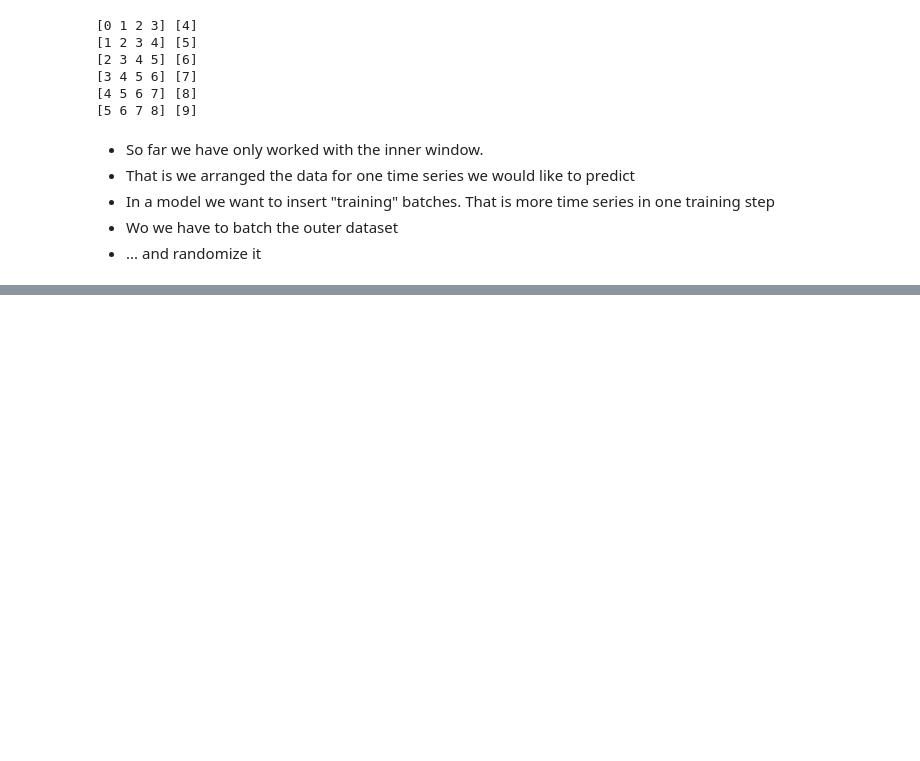
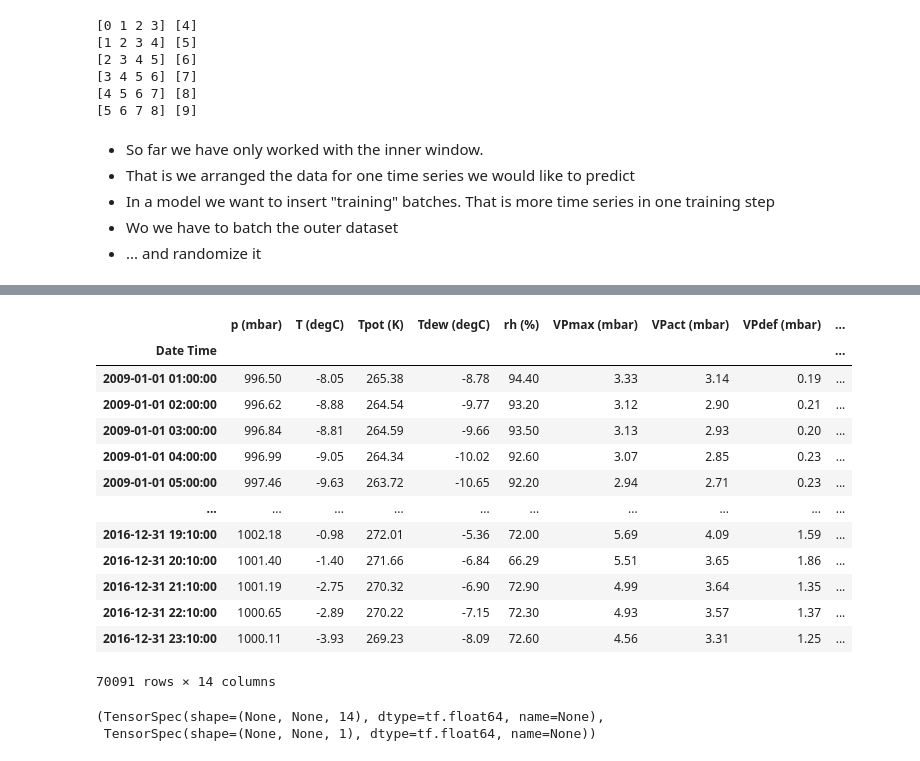
Before and after one commit to 8gradplus/tensor_flow_tutorial, a Jupyter notebook: 1_basics/5_datasets.ipynb, the cells around one changed output, grey strips where cells are left out. Drawn from its saved outputs; the diff is of its cells as text; code cells hidden in the pictures; blank space fills up the shorter version.

```diff
--- a/1_basics/5_datasets.ipynb
+++ b/1_basics/5_datasets.ipynb
@@ -189,0 +260,39 @@ xs.prefetch?
+# %%
+import pandas as pd
+import os
+
+
+def get_weather_data():
+    """ Retrieve weather data.
+    From tensor flow tutorial https://www.tensorflow.org/tutorials/structured_data/time_series?hl=en
+    """
+    zip_path = tf.keras.utils.get_file(
+        origin='https://storage.googleapis.com/tensorflow/tf-keras-datasets/jena_climate_2009_2016.csv.zip',
+        fname='jena_climate_2009_2016.csv.zip',
+        extract=True)
+    csv_path, _ = os.path.splitext(zip_path)
+    df = pd.read_csv(csv_path)
+    # subsample 10 min -> 1 hour intervals
+    df = df[5::6]
+    date_time = pd.to_datetime(df.pop('Date Time'), format='%d.%m.%Y %H:%M:%S')
+    df.index = date_time
+    return df
+
+df = get_weather_data()
+# %%
+df
+# %% [output]
+|  | p (mbar) | T (degC) | Tpot (K) | Tdew (degC) | rh (%) | VPmax (mbar) | VPact (mbar) | VPdef (mbar) | ... |
+| Date Time |  |  |  |  |  |  |  |  | ... |
+| 2009-01-01 01:00:00 | 996.50 | -8.05 | 265.38 | -8.78 | 94.40 | 3.33 | 3.14 | 0.19 | ... |
+| 2009-01-01 02:00:00 | 996.62 | -8.88 | 264.54 | -9.77 | 93.20 | 3.12 | 2.90 | 0.21 | ... |
+| 2009-01-01 03:00:00 | 996.84 | -8.81 | 264.59 | -9.66 | 93.50 | 3.13 | 2.93 | 0.20 | ... |
+| 2009-01-01 04:00:00 | 996.99 | -9.05 | 264.34 | -10.02 | 92.60 | 3.07 | 2.85 | 0.23 | ... |
+| 2009-01-01 05:00:00 | 997.46 | -9.63 | 263.72 | -10.65 | 92.20 | 2.94 | 2.71 | 0.23 | ... |
+| ... | ... | ... | ... | ... | ... | ... | ... | ... | ... |
+| 2016-12-31 19:10:00 | 1002.18 | -0.98 | 272.01 | -5.36 | 72.00 | 5.69 | 4.09 | 1.59 | ... |
+| 2016-12-31 20:10:00 | 1001.40 | -1.40 | 271.66 | -6.84 | 66.29 | 5.51 | 3.65 | 1.86 | ... |
+| 2016-12-31 21:10:00 | 1001.19 | -2.75 | 270.32 | -6.90 | 72.90 | 4.99 | 3.64 | 1.35 | ... |
+| 2016-12-31 22:10:00 | 1000.65 | -2.89 | 270.22 | -7.15 | 72.30 | 4.93 | 3.57 | 1.37 | ... |
+| 2016-12-31 23:10:00 | 1000.11 | -3.93 | 269.23 | -8.09 | 72.60 | 4.56 | 3.31 | 1.25 | ... |
+70091 rows × 14 columns
@@ -189,0 +371,7 @@ xs.prefetch?
+# %%
+offsets = Offsets(4, 1) # parametrize offsets
+ds = MakeDatasetFromDataFrame(offsets=offsets, batch_size=1, labels=['T (degC)'])(df)
+ds.element_spec
+# %% [output]
+(TensorSpec(shape=(None, None, 14), dtype=tf.float64, name=None),
+ TensorSpec(shape=(None, None, 1), dtype=tf.float64, name=None))
```
Also changed, not shown: parts of 19 cells of this notebook, 1 other file.
